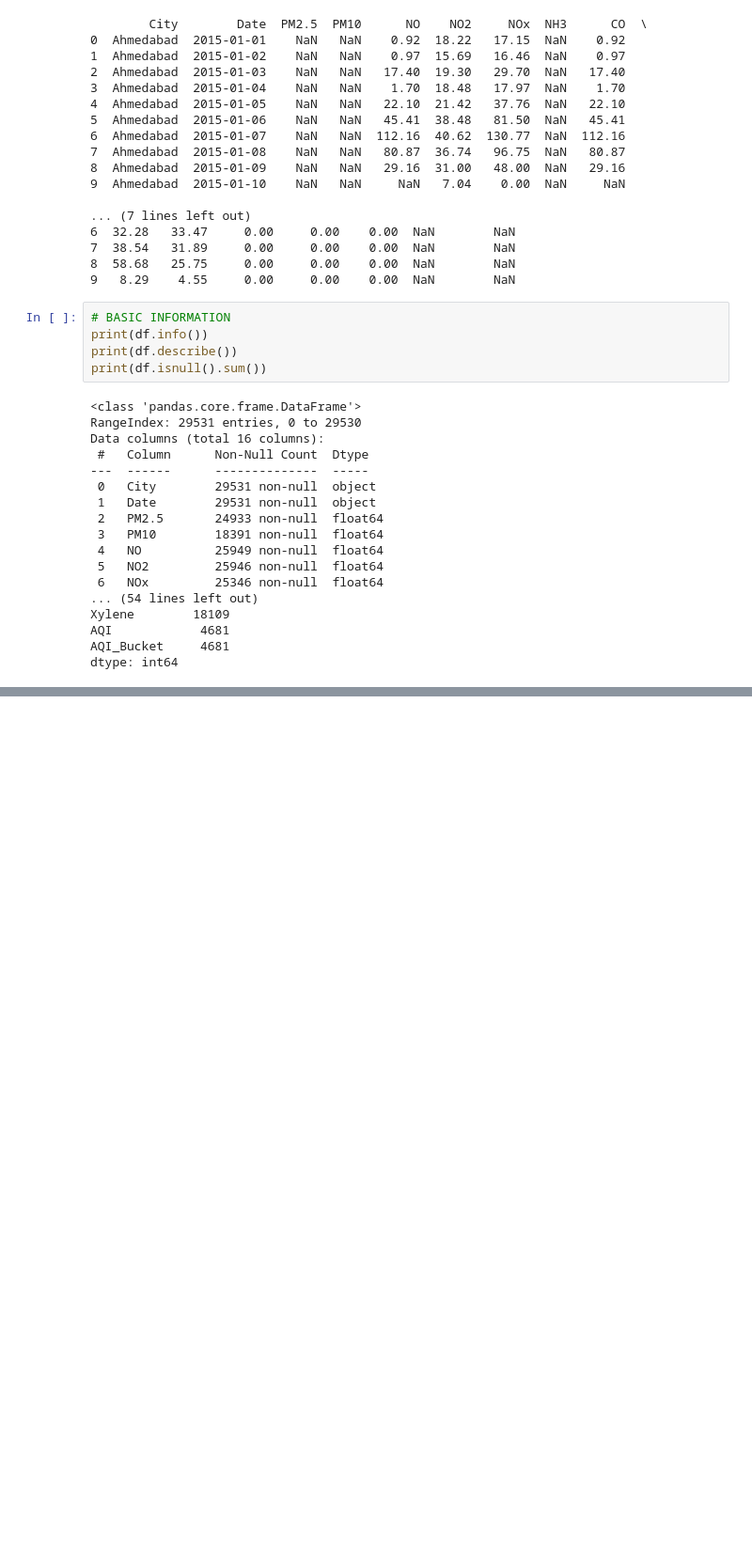
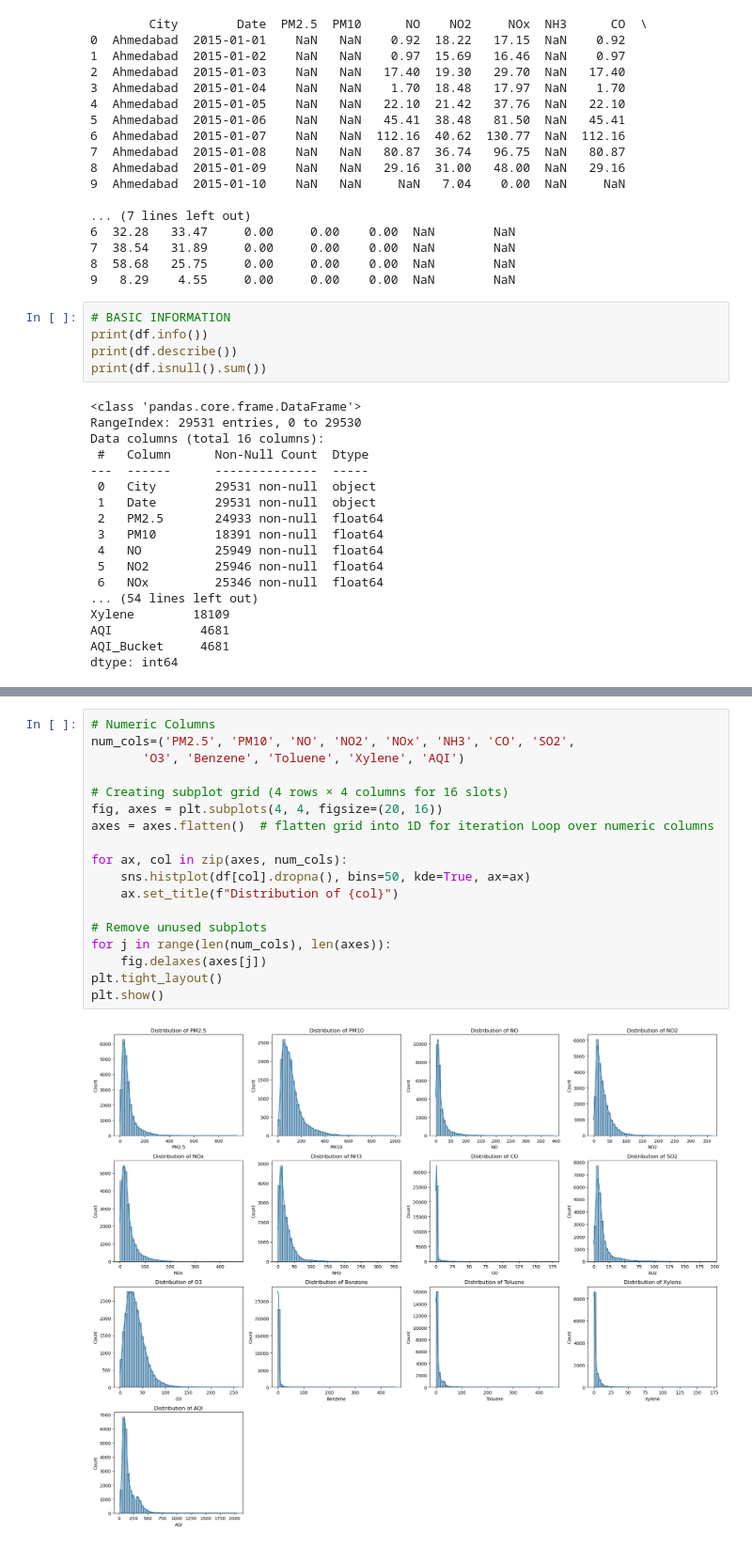
Before and after one commit to DARKPHOENIXARISE/PROJECT_AIR_QUALITY_RISKS, a Jupyter notebook: AIR_QUALITY_RISK_project.ipynb, the cells around one changed output, grey strips where cells are left out. Shown at 94% size. Saved outputs shown, nothing was run; the diff lists cells and outputs as text; blank space fills up the shorter version.

```diff
--- a/AIR_QUALITY_RISK_project.ipynb
+++ b/AIR_QUALITY_RISK_project.ipynb
@@ -69,0 +187,20 @@ dtype: int64
+# %%
+# Numeric Columns
+num_cols=('PM2.5', 'PM10', 'NO', 'NO2', 'NOx', 'NH3', 'CO', 'SO2',
+       'O3', 'Benzene', 'Toluene', 'Xylene', 'AQI')
+
+# Creating subplot grid (4 rows × 4 columns for 16 slots)
+fig, axes = plt.subplots(4, 4, figsize=(20, 16))
+axes = axes.flatten()  # flatten grid into 1D for iteration Loop over numeric columns
+
+for ax, col in zip(axes, num_cols):
+    sns.histplot(df[col].dropna(), bins=50, kde=True, ax=ax)
+    ax.set_title(f"Distribution of {col}")
+
+# Remove unused subplots
+for j in range(len(num_cols), len(axes)):
+    fig.delaxes(axes[j])
+plt.tight_layout()
+plt.show()
+# %% [output]
+[figure, added]
```
Also changed, not shown: parts of 21 cells of this notebook.
